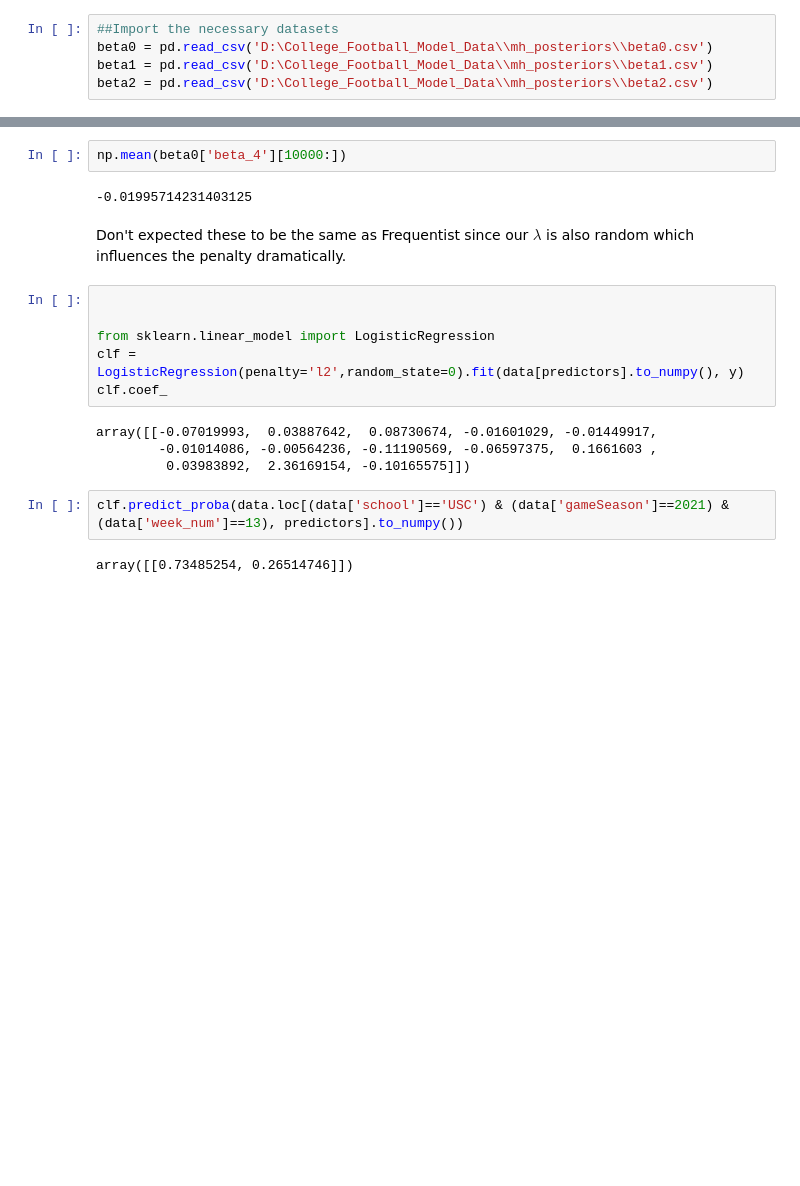
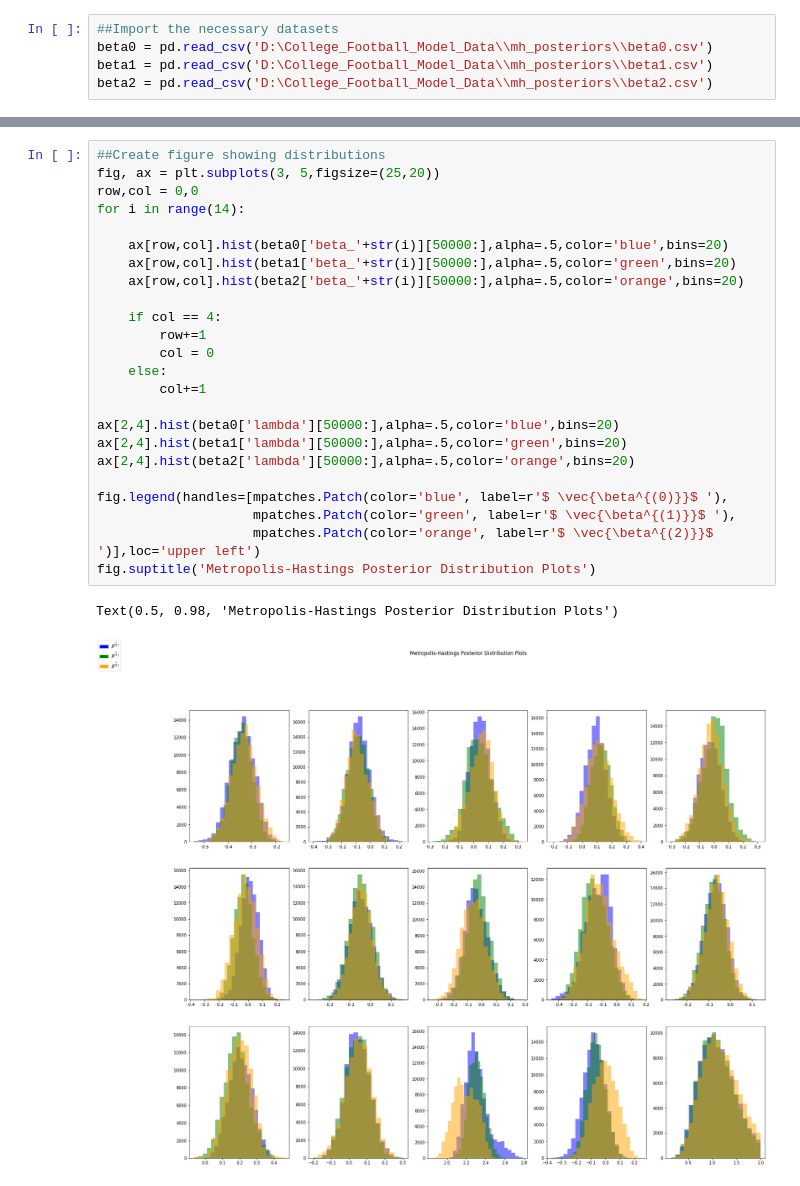
Before and after one commit to btcain4/Bayesian_College_Football, a Jupyter notebook: Bayesian_Modeling/Model_Analysis.ipynb, the cells around one changed output, grey strips where cells are left out. Saved outputs shown, nothing was run; the diff lists cells and outputs as text; blank space fills up the shorter version.

Commit message:
Created posterior distributions.

```diff
--- a/Bayesian_Modeling/Model_Analysis.ipynb
+++ b/Bayesian_Modeling/Model_Analysis.ipynb
@@ -271,20 +284,27 @@ Text(0.5, 0.98, 'Metropolis-Hastings Trace Plots')
 # %%
-np.mean(beta0['beta_4'][10000:])
+##Create figure showing distributions
+fig, ax = plt.subplots(3, 5,figsize=(25,20))
+row,col = 0,0
+for i in range(14):
+
+    ax[row,col].hist(beta0['beta_'+str(i)][50000:],alpha=.5,color='blue',bins=20)
+    ax[row,col].hist(beta1['beta_'+str(i)][50000:],alpha=.5,color='green',bins=20)
+    ax[row,col].hist(beta2['beta_'+str(i)][50000:],alpha=.5,color='orange',bins=20)
+
+    if col == 4:
+        row+=1
+        col = 0
+    else:
+        col+=1
+
+ax[2,4].hist(beta0['lambda'][50000:],alpha=.5,color='blue',bins=20)
+ax[2,4].hist(beta1['lambda'][50000:],alpha=.5,color='green',bins=20)
+ax[2,4].hist(beta2['lambda'][50000:],alpha=.5,color='orange',bins=20)
+
+fig.legend(handles=[mpatches.Patch(color='blue', label=r'$ \vec{\beta^{(0)}}$ '),
+                    mpatches.Patch(color='green', label=r'$ \vec{\beta^{(1)}}$ '),
+                    mpatches.Patch(color='orange', label=r'$ \vec{\beta^{(2)}}$ ')],loc='upper left')
+fig.suptitle('Metropolis-Hastings Posterior Distribution Plots')
 # %% [output]
--0.01995714231403125
+Text(0.5, 0.98, 'Metropolis-Hastings Posterior Distribution Plots')
+[figure, added]
-# %% [markdown]
-Don't expected these to be the same as Frequentist since our $\lambda$ is also random which influences the penalty dramatically.
-# %%
-
-
-from sklearn.linear_model import LogisticRegression
-clf = LogisticRegression(penalty='l2',random_state=0).fit(data[predictors].to_numpy(), y)
-clf.coef_
-# %% [output]
-array([[-0.07019993,  0.03887642,  0.08730674, -0.01601029, -0.01449917,
-        -0.01014086, -0.00564236, -0.11190569, -0.06597375,  0.1661603 ,
-         0.03983892,  2.36169154, -0.10165575]])
-# %%
-clf.predict_proba(data.loc[(data['school']=='USC') & (data['gameSeason']==2021) & (data['week_num']==13), predictors].to_numpy())
-# %% [output]
-array([[0.73485254, 0.26514746]])
```
Also changed, not shown: parts of 21 cells of this notebook.
